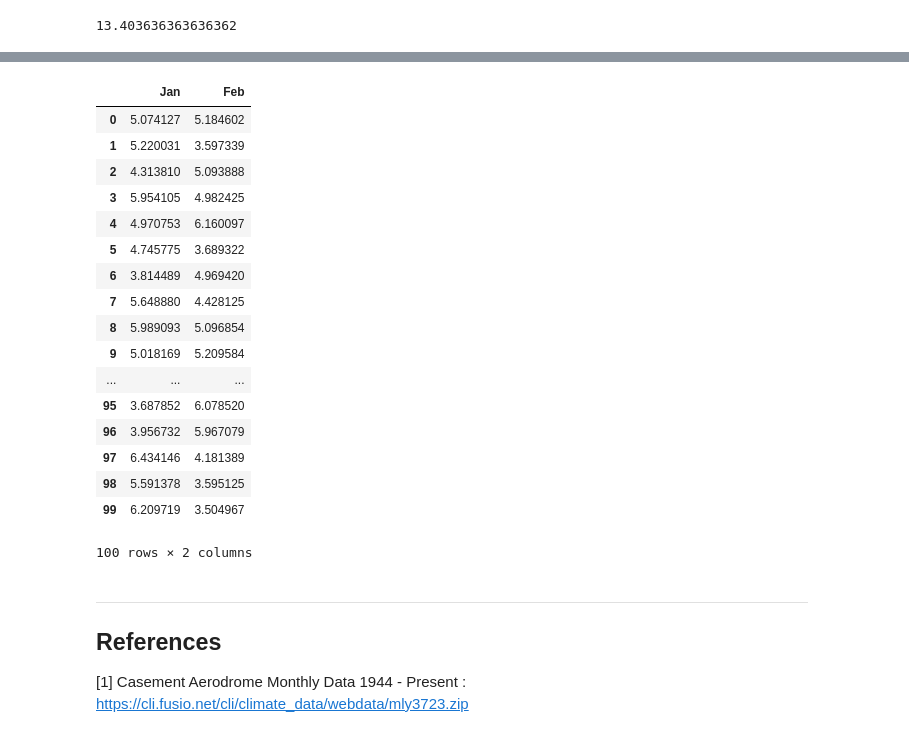
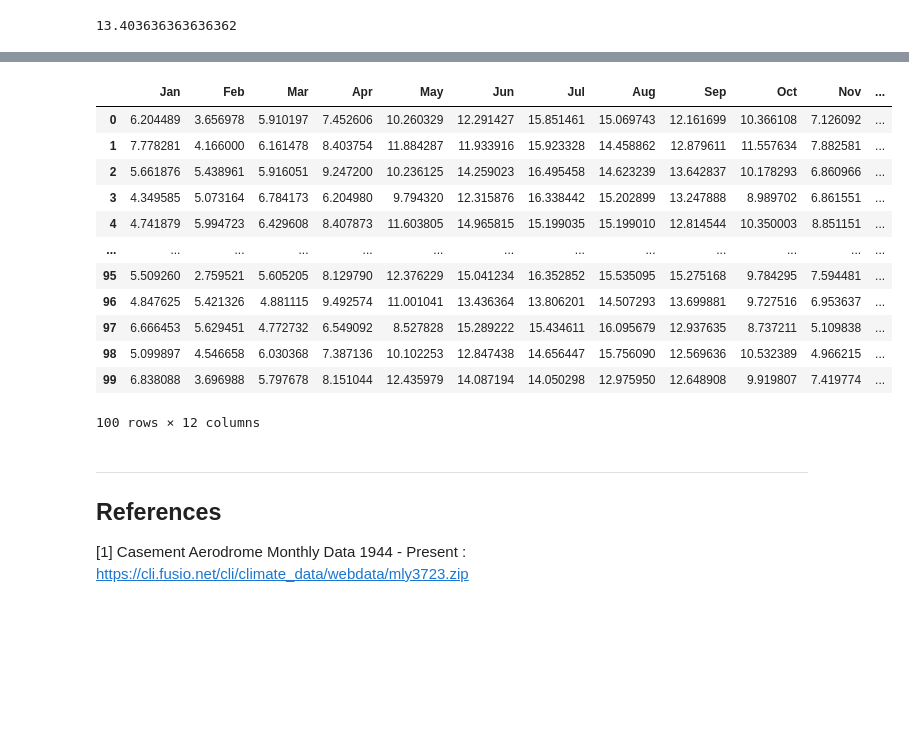
Before and after one commit to AdrianDonohoe/PDAProject2019, a Jupyter notebook: PDA Project - Casement Weather Station.ipynb, the cells around one changed output, grey strips where cells are left out. Saved outputs shown, nothing was run; the diff lists cells and outputs as text; code cells hidden in the pictures; blank space fills up the shorter version.

Commit message:
created DF with 100 years of meant. need to change to time indexed.

```diff
--- a/PDA Project - Casement Weather Station.ipynb
+++ b/PDA Project - Casement Weather Station.ipynb
@@ -132,7 +134,7 @@ array([1, 2, 3, 5, 6])
 # %%
 import numpy as np
-jan_meant_100 = np.array(np.random.normal(jan,1,100))
-feb_meant_100 = np.array(np.random.normal(feb,1,100))
+jan_meant_100 = np.random.normal(jan,1,100)
+feb_meant_100 = np.random.normal(feb,1,100)
 mar_meant_100 = np.random.normal(mar,1,100)
 apr_meant_100 = np.random.normal(apr,1,100)
 may_meant_100 = np.random.normal(may,1,100)
@@ -143,6 +145,3 @@ sept_meant_100 = np.random.normal(sep,1,100)
 oct_meant_100 = np.random.normal(octo,1,100)
 nov_meant_100 = np.random.normal(nov,1,100)
 dec_meant_100 = np.random.normal(dec,1,100)
-#x = np.concatenate([feb_meant_100,jan_meant_100],axis=0)
-#x
-jan_meant_100
@@ -170,26 +148,32 @@ array([5.07412744, 5.22003068, 4.31381022, 5.95410516, 4.97075279,
-# %%
-new = pd.DataFrame(jan_meant_100,columns=['Jan'])
-new['Feb'] = feb_meant_100
-new
-# %% [output]
-|  | Jan | Feb |
-| 0 | 5.074127 | 5.184602 |
-| 1 | 5.220031 | 3.597339 |
-| 2 | 4.313810 | 5.093888 |
-| 3 | 5.954105 | 4.982425 |
-| 4 | 4.970753 | 6.160097 |
-| 5 | 4.745775 | 3.689322 |
-| 6 | 3.814489 | 4.969420 |
-| 7 | 5.648880 | 4.428125 |
-| 8 | 5.989093 | 5.096854 |
-| 9 | 5.018169 | 5.209584 |
-| ... | ... | ... |
-| 95 | 3.687852 | 6.078520 |
-| 96 | 3.956732 | 5.967079 |
-| 97 | 6.434146 | 4.181389 |
-| 98 | 5.591378 | 3.595125 |
-| 99 | 6.209719 | 3.504967 |
-100 rows × 2 columns
+# %%
+new = pd.DataFrame()
+new['Jan'] = jan_meant_100
+new['Feb'] = feb_meant_100
+new['Mar'] = mar_meant_100
+new['Apr'] = apr_meant_100
+new['May'] = may_meant_100
+new['Jun'] = jun_meant_100
+new['Jul'] = jul_meant_100
+new['Aug'] = aug_meant_100
+new['Sep'] = sept_meant_100
+new['Oct'] = oct_meant_100
+new['Nov'] = nov_meant_100
+new['Dec'] = dec_meant_100
+new
+# %% [output]
+|  | Jan | Feb | Mar | Apr | May | Jun | Jul | Aug | Sep | Oct | Nov | ... |
+| 0 | 6.204489 | 3.656978 | 5.910197 | 7.452606 | 10.260329 | 12.291427 | 15.851461 | 15.069743 | 12.161699 | 10.366108 | 7.126092 | ... |
+| 1 | 7.778281 | 4.166000 | 6.161478 | 8.403754 | 11.884287 | 11.933916 | 15.923328 | 14.458862 | 12.879611 | 11.557634 | 7.882581 | ... |
+| 2 | 5.661876 | 5.438961 | 5.916051 | 9.247200 | 10.236125 | 14.259023 | 16.495458 | 14.623239 | 13.642837 | 10.178293 | 6.860966 | ... |
+| 3 | 4.349585 | 5.073164 | 6.784173 | 6.204980 | 9.794320 | 12.315876 | 16.338442 | 15.202899 | 13.247888 | 8.989702 | 6.861551 | ... |
+| 4 | 4.741879 | 5.994723 | 6.429608 | 8.407873 | 11.603805 | 14.965815 | 15.199035 | 15.199010 | 12.814544 | 10.350003 | 8.851151 | ... |
+| ... | ... | ... | ... | ... | ... | ... | ... | ... | ... | ... | ... | ... |
+| 95 | 5.509260 | 2.759521 | 5.605205 | 8.129790 | 12.376229 | 15.041234 | 16.352852 | 15.535095 | 15.275168 | 9.784295 | 7.594481 | ... |
+| 96 | 4.847625 | 5.421326 | 4.881115 | 9.492574 | 11.001041 | 13.436364 | 13.806201 | 14.507293 | 13.699881 | 9.727516 | 6.953637 | ... |
+| 97 | 6.666453 | 5.629451 | 4.772732 | 6.549092 | 8.527828 | 15.289222 | 15.434611 | 16.095679 | 12.937635 | 8.737211 | 5.109838 | ... |
+| 98 | 5.099897 | 4.546658 | 6.030368 | 7.387136 | 10.102253 | 12.847438 | 14.656447 | 15.756090 | 12.569636 | 10.532389 | 4.966215 | ... |
+| 99 | 6.838088 | 3.696988 | 5.797678 | 8.151044 | 12.435979 | 14.087194 | 14.050298 | 12.975950 | 12.648908 | 9.919807 | 7.419774 | ... |
+100 rows × 12 columns
 # %% [markdown]
 ***
 ## References
```
Also changed, not shown: parts of 2 cells of this notebook.
